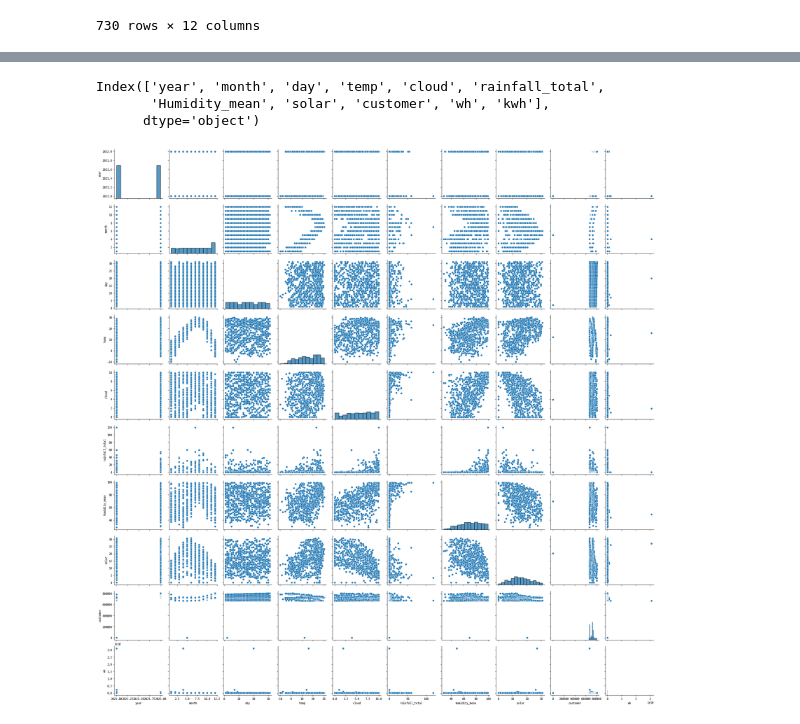
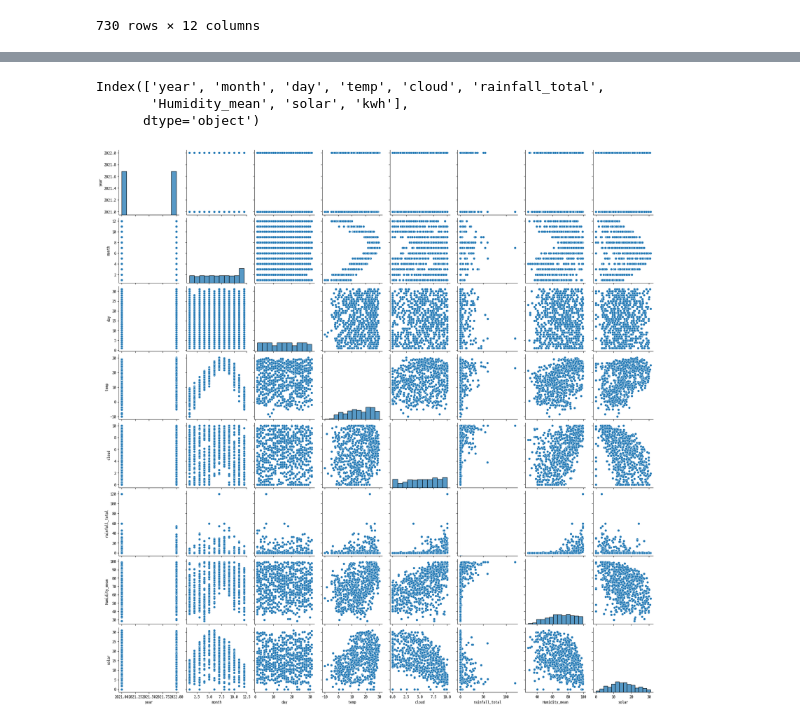
Before and after one commit to ThatHomr/Project_3, a Jupyter notebook: psj_reference/mv2.ipynb, the cells around one changed output, grey strips where cells are left out. Saved outputs shown, nothing was run; the diff lists cells and outputs as text; code cells hidden in the pictures.

```diff
--- a/psj_reference/mv2.ipynb
+++ b/psj_reference/mv2.ipynb
@@ -24,6 +24,6 @@ day_df
 | 729 | 729 | 2022 | 12 | 31 | 1.4 | 1.4 | 0.0 | 66.1 | 12.02 | ... |
 730 rows × 12 columns
 # %%
-day_df = day_df.drop(columns=['Unnamed: 0'])
+day_df = day_df.drop(columns=['Unnamed: 0', 'customer', 'wh'])
 day_df
 # %% [output]
@@ -145,14 +119,14 @@ day_df_corr_sort.head(10)
 day_df.columns
 # %% [output]
 Index(['year', 'month', 'day', 'temp', 'cloud', 'rainfall_total',
-       'Humidity_mean', 'solar', 'customer', 'wh', 'kwh'],
+       'Humidity_mean', 'solar', 'kwh'],
       dtype='object')
 # %%
 cols = ['year', 'month', 'day', 'temp', 'cloud', 'rainfall_total',
-       'Humidity_mean', 'solar', 'customer', 'wh']
+       'Humidity_mean', 'solar']
 sns.pairplot(day_df[cols])
 plt.show()
 # %% [output]
-[figure, old version]
+[figure, new version]
 # %%
 cols_train = ['year', 'month', 'day', 'temp', 'cloud', 'rainfall_total',
```
Also changed, not shown: parts of 40 cells of this notebook, 5 other files.
